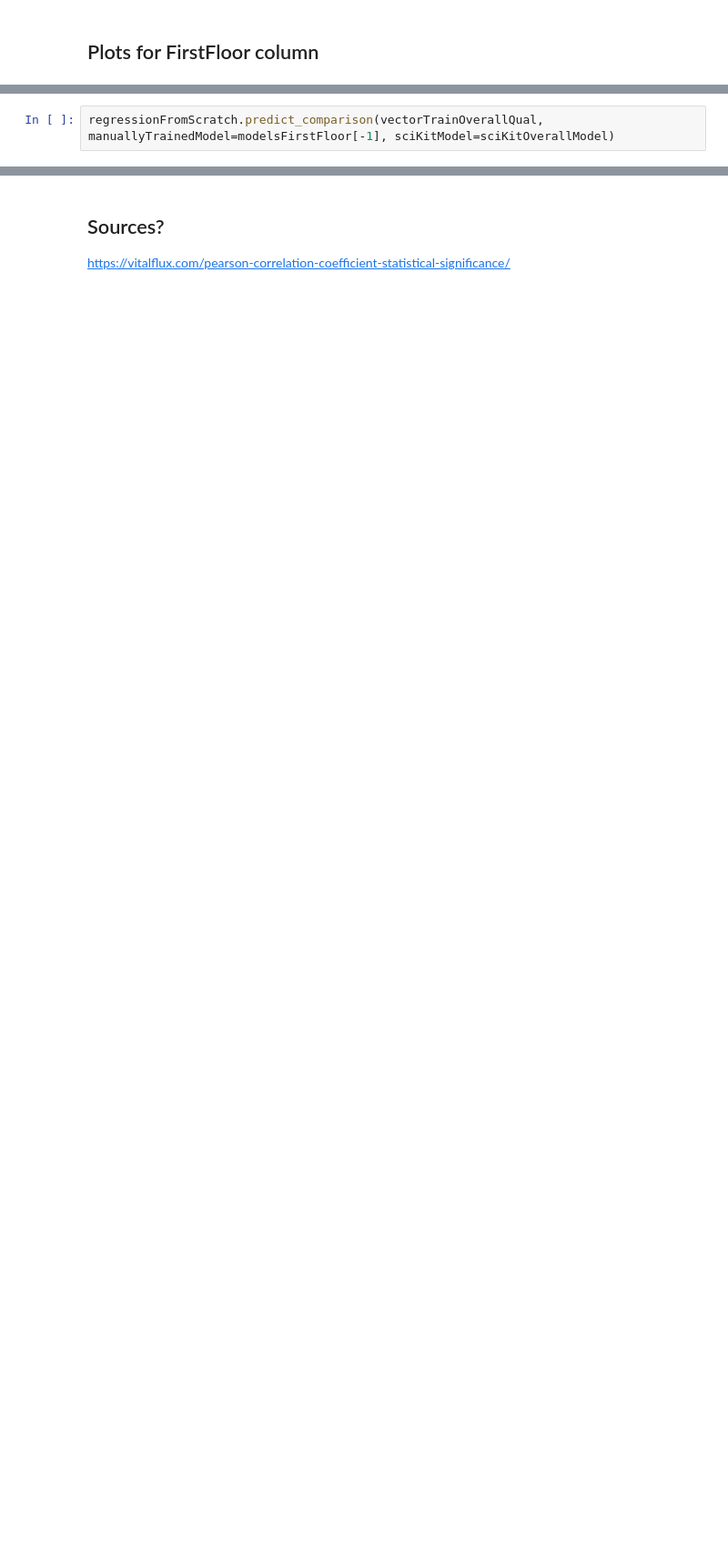
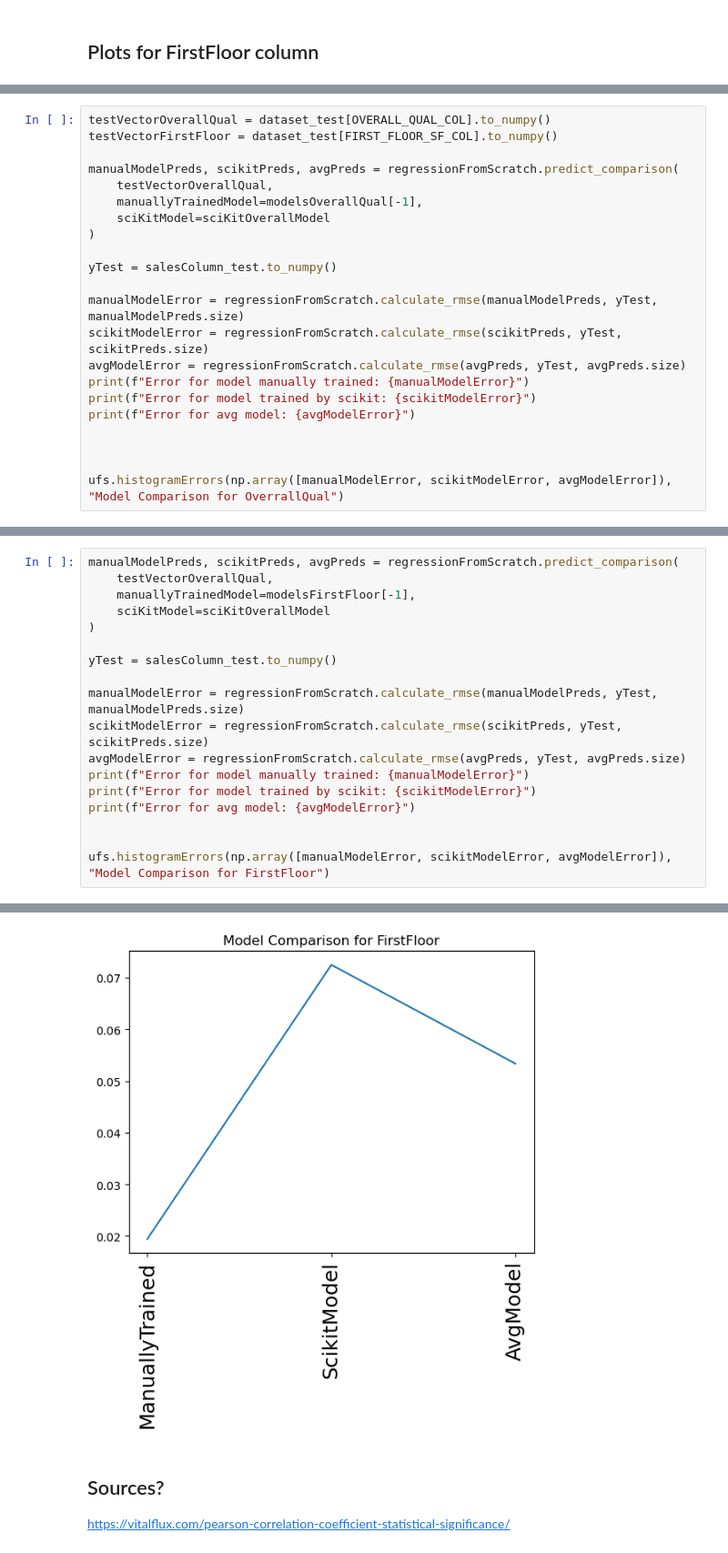
Before and after one commit to ochamodev/DS_Proyecto1_19001395_V, a Jupyter notebook: project1_code.ipynb, the cells around one changed output, grey strips where cells are left out. Shown at 91% size. Drawn from its saved outputs; the diff is of its cells as text; blank space fills up the shorter version.

```diff
--- a/project1_code.ipynb
+++ b/project1_code.ipynb
@@ -412,3 +414,23 @@ regressionFromScratch.plot_trained_model(modelsFirstFloor, 8)
 # %%
-regressionFromScratch.predict_comparison(vectorTrainOverallQual, manuallyTrainedModel=modelsFirstFloor[-1], sciKitModel=sciKitOverallModel)
+testVectorOverallQual = dataset_test[OVERALL_QUAL_COL].to_numpy()
+testVectorFirstFloor = dataset_test[FIRST_FLOOR_SF_COL].to_numpy()
+
+manualModelPreds, scikitPreds, avgPreds = regressionFromScratch.predict_comparison(
+    testVectorOverallQual,
+    manuallyTrainedModel=modelsOverallQual[-1],
+    sciKitModel=sciKitOverallModel
+)
+
+yTest = salesColumn_test.to_numpy()
+
+manualModelError = regressionFromScratch.calculate_rmse(manualModelPreds, yTest, manualModelPreds.size)
+scikitModelError = regressionFromScratch.calculate_rmse(scikitPreds, yTest, scikitPreds.size)
+avgModelError = regressionFromScratch.calculate_rmse(avgPreds, yTest, avgPreds.size)
+print(f"Error for model manually trained: {manualModelError}")
+print(f"Error for model trained by scikit: {scikitModelError}")
+print(f"Error for avg model: {avgModelError}")
+
+
+
+ufs.histogramErrors(np.array([manualModelError, scikitModelError, avgModelError]), "Model Comparison for OverrallQual")
 # %% [output]
@@ -415,0 +455,19 @@ manualPred = [0.2865969  0.27932292 0.29387089 ... 0.27932292 0.27204893 0.29387
+# %%
+manualModelPreds, scikitPreds, avgPreds = regressionFromScratch.predict_comparison(
+    testVectorOverallQual,
+    manuallyTrainedModel=modelsFirstFloor[-1],
+    sciKitModel=sciKitOverallModel
+)
+
+yTest = salesColumn_test.to_numpy()
+
+manualModelError = regressionFromScratch.calculate_rmse(manualModelPreds, yTest, manualModelPreds.size)
+scikitModelError = regressionFromScratch.calculate_rmse(scikitPreds, yTest, scikitPreds.size)
+avgModelError = regressionFromScratch.calculate_rmse(avgPreds, yTest, avgPreds.size)
+print(f"Error for model manually trained: {manualModelError}")
+print(f"Error for model trained by scikit: {scikitModelError}")
+print(f"Error for avg model: {avgModelError}")
+
+
+ufs.histogramErrors(np.array([manualModelError, scikitModelError, avgModelError]), "Model Comparison for FirstFloor")
+# %% [output]
@@ -416,3 +477,4 @@ manualPred = [0.2865969  0.27932292 0.29387089 ... 0.27932292 0.27204893 0.29387
+[figure, added]
 # %% [markdown]
 ## Sources?
 
```
Also changed, not shown: parts of 12 cells of this notebook, 2 other files.
